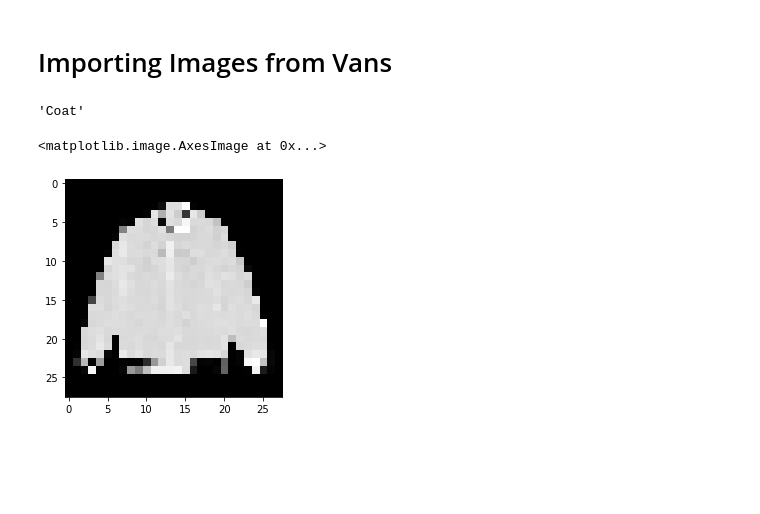
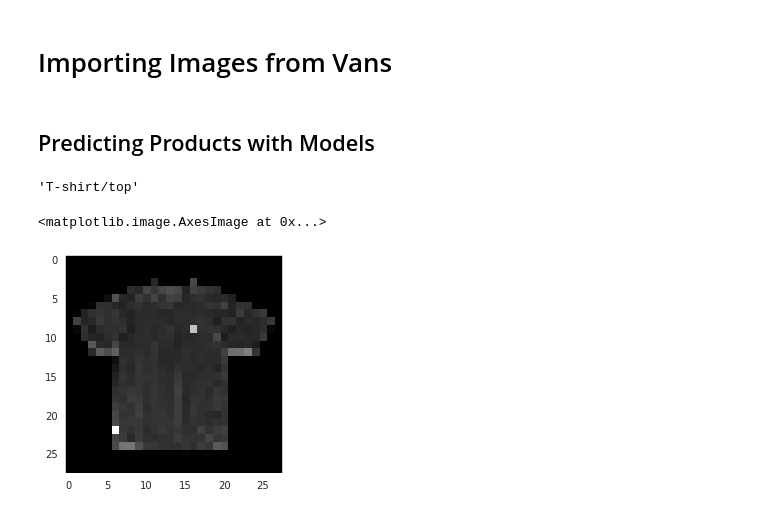
Before and after one commit to Aethernyx/Vans_Product_Classifier, a Jupyter notebook: Vans_Product_Classification_Model.ipynb, the cells around one changed output. Drawn from its saved outputs; the diff is of its cells as text; code cells hidden in the pictures; blank space fills up the shorter version.

Commit message:
Updated Model

```diff
--- a/Vans_Product_Classification_Model.ipynb
+++ b/Vans_Product_Classification_Model.ipynb
@@ -360,17 +366,19 @@ df['label'] = df['label'].map({'T-shirt': 0, 'pants': 1, 'pullovers': 2,
 # %%
 X_val = X
 y_val = df['label'].reset_index(drop=True)
+# %% [markdown]
+## Predicting Products with Models
 # %%
 y_pred_test = model_2_conv_128_n_2_dense.predict(X_val)
 # %%
-labels[np.argsort(y_pred_test[100])[-1]]
+labels[np.argsort(y_pred_test[102])[-1]]
 # %% [output]
-'Coat'
+'T-shirt/top'
 # %%
-plt.imshow(X_val[100][:, :, 0], cmap='gray')
+plt.imshow(X_val[102][:, :, 0], cmap='gray')
 # %% [output]
 <matplotlib.image.AxesImage at 0x...>
-[figure, old version]
+[figure, new version]
 # %%
 y_pred_test_256 = model_2_conv_256_n_2_dense.predict(X_val)
 # %%
```
Also changed, not shown: parts of 16 cells of this notebook.
